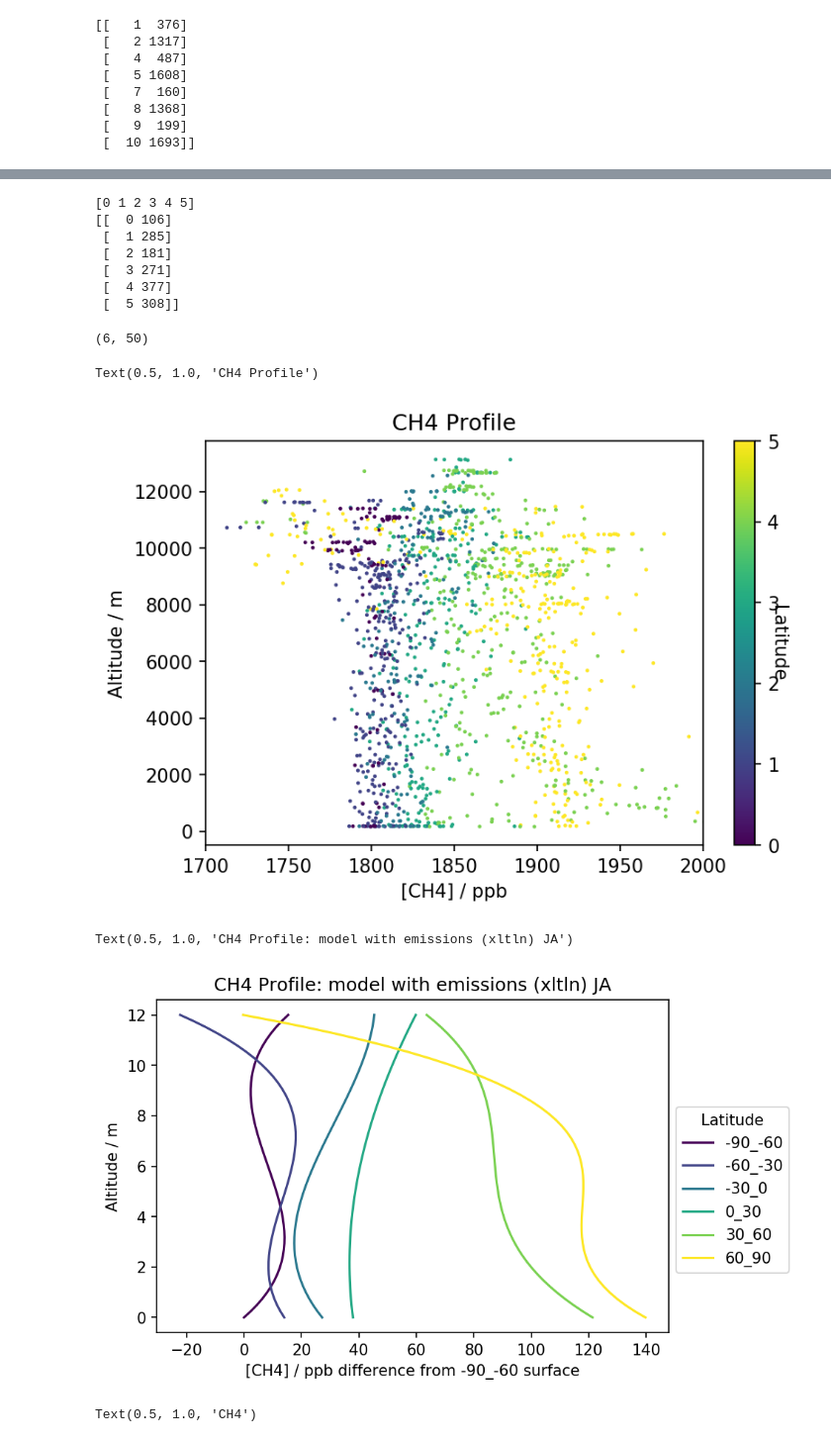
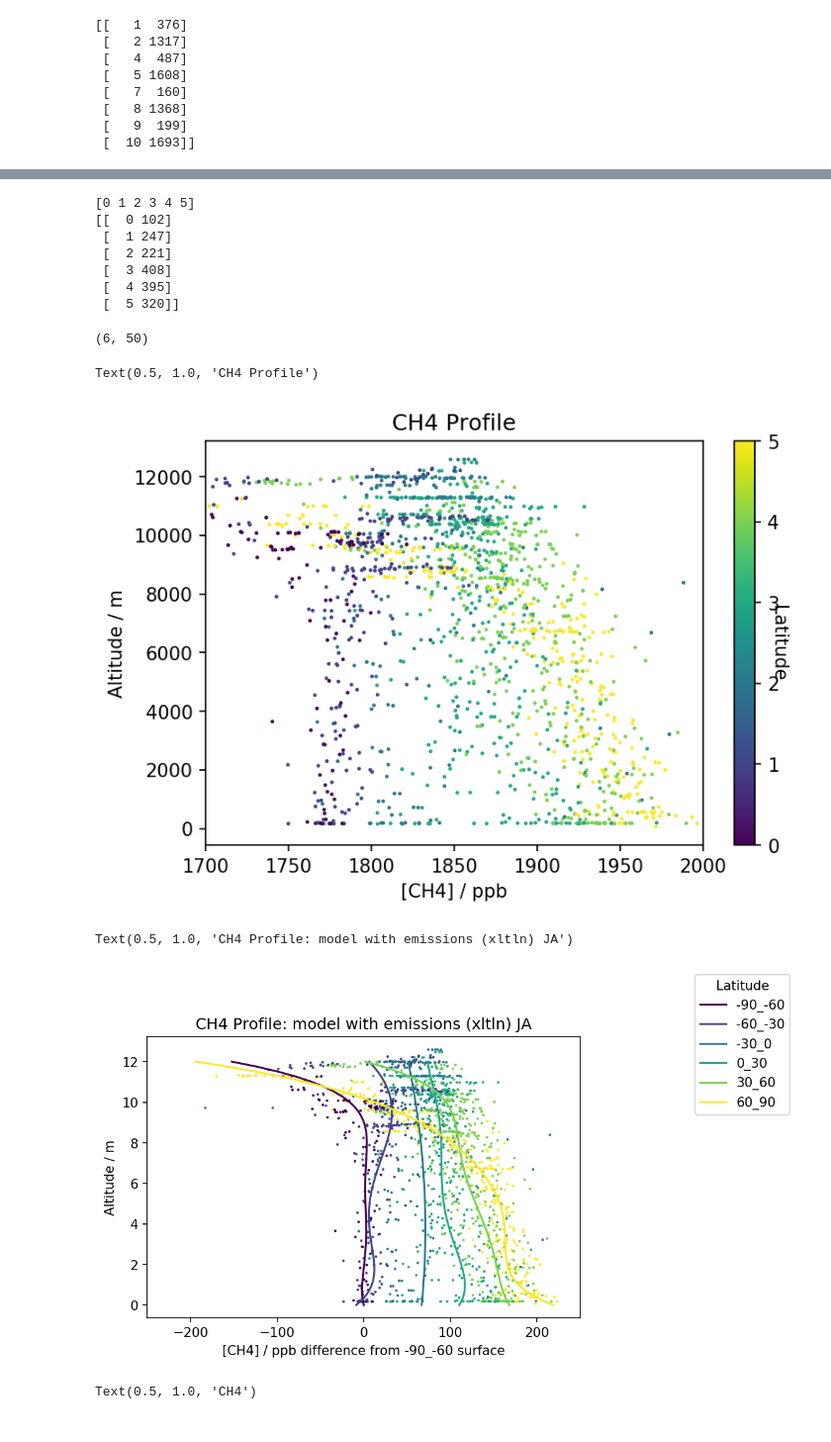
Before and after one commit to zosiast/blueberry_11_19, a Jupyter notebook: ATom_data/atom_data_months.ipynb, the cells around one changed output, grey strips where cells are left out. Shown: that part at 99% size. Drawn from its saved outputs; the diff is of its cells as text; code cells hidden in the pictures.

Commit message:
Custom order for np polyfit function for latitude bands

```diff
--- a/ATom_data/atom_data_months.ipynb
+++ b/ATom_data/atom_data_months.ipynb
@@ -50,7 +50,7 @@ for x in range(len(months_present)):
 #print(monthly_ch4)
 # %%
 #bin data by season
-ch4_jf = pd.concat((monthly_ch4.get('ch4_7'),monthly_ch4.get('ch4_8')))
+ch4_jf = pd.concat((monthly_ch4.get('ch4_1'),monthly_ch4.get('ch4_2')))
 print(monthly_ch4.get('ch4_1').shape)
 print(monthly_ch4.get('ch4_2').shape)
 print(ch4_jf.shape)
@@ -79,31 +79,32 @@ print(lat_bins)
 print(np.asarray((lat_bins, counts)).T)
 # %% [output]
 [0 1 2 3 4 5]
-[[  0 106]
- [  1 285]
- [  2 181]
- [  3 271]
- [  4 377]
- [  5 308]]
+[[  0 102]
+ [  1 247]
+ [  2 221]
+ [  3 408]
+ [  4 395]
+ [  5 320]]
 # %%
 #should define a function for this
 
 lat_bands_obs_jf = np.empty((6,50))
 base_obs_jf = np.zeros(6)
 
+order = [5,5,2,5,5,5] #order of np polyfit
 yvals = np.linspace(0,12000)
 
 for i in range(6):
     #select data by latitude band
     lat_band = ch4_jf.loc[ch4_jf['lat_bins'] == i].iloc[:,[0,2,3]].dropna()
     #generate coefficients and make function
-    coefs = np.polyfit(lat_band.iloc[:,1],lat_band.iloc[:,2],3)
+    coefs = np.polyfit(lat_band.iloc[:,1],lat_band.iloc[:,2],order[i])
     fit = np.poly1d(coefs)
     base_obs_jf[i] = fit(0) #set zero value
     lat_bands_obs_jf[i] = fit(yvals)
 
 print(lat_bands_obs_jf.shape)
-np.save('/shared/netscratch/znjs2/atom_data_02_20/ch4_lat_binned_ja_3.npy', lat_bands_obs_jf)
+np.save('/shared/netscratch/znjs2/atom_data_02_20/ch4_lat_binned_jf_custom.npy', lat_bands_obs_jf)
 # %% [output]
 (6, 50)
 # %%
@@ -119,27 +120,29 @@ plt.ylabel('Altitude / m')
 plt.title(f'CH4 Profile')
 # %% [output]
 Text(0.5, 1.0, 'CH4 Profile')
-[figure, old version]
+[figure, new version]
 # %%
 fig = plt.figure(dpi=150)
 ax = plt.axes()
 cmap = matplotlib.cm.get_cmap('viridis')
 
 plt_labels=["-90_-60","-60_-30","-30_0","0_30","30_60","60_90"]
 
+ax.scatter(ch4_jf.iloc[:,3]- base_obs_jf[0],ch4_jf.iloc[:,2]/1000,s=1, c=ch4_jf.iloc[:,9])
+
 for i in range(6):
     #ax.plot(lat_mean - base[0], alt, label=f'{i} to {i+30}',c=cmap((i+90)/150))
     ax.plot(lat_bands_obs_jf[i,:] - base_obs_jf[0], yvals/1000, c=cmap(i/5) ,label=f'{plt_labels[i]}')
 
 plt.legend(title='Latitude',bbox_to_anchor=(1.25,0.7))
 #ax.set_ylim(0,12000)
-#ax.set_xlim(-250,250)
+ax.set_xlim(-250,250)
 plt.xlabel('[CH4] / ppb difference from -90_-60 surface')
 plt.ylabel('Altitude / m')
 plt.title(f'CH4 Profile: model with emissions (xltln) JA')
 # %% [output]
 Text(0.5, 1.0, 'CH4 Profile: model with emissions (xltln) JA')
-[figure, old version]
+[figure, new version]
 # %%
 fig = plt.figure(dpi=150)
 ax = plt.axes()
```
Also changed, not shown: parts of 2 cells of this notebook, 1 other file.
